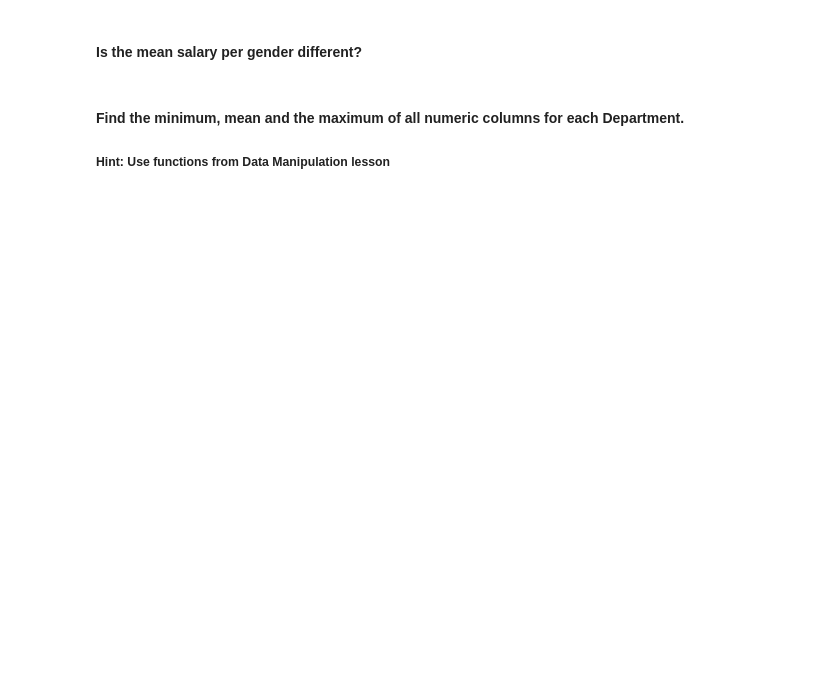
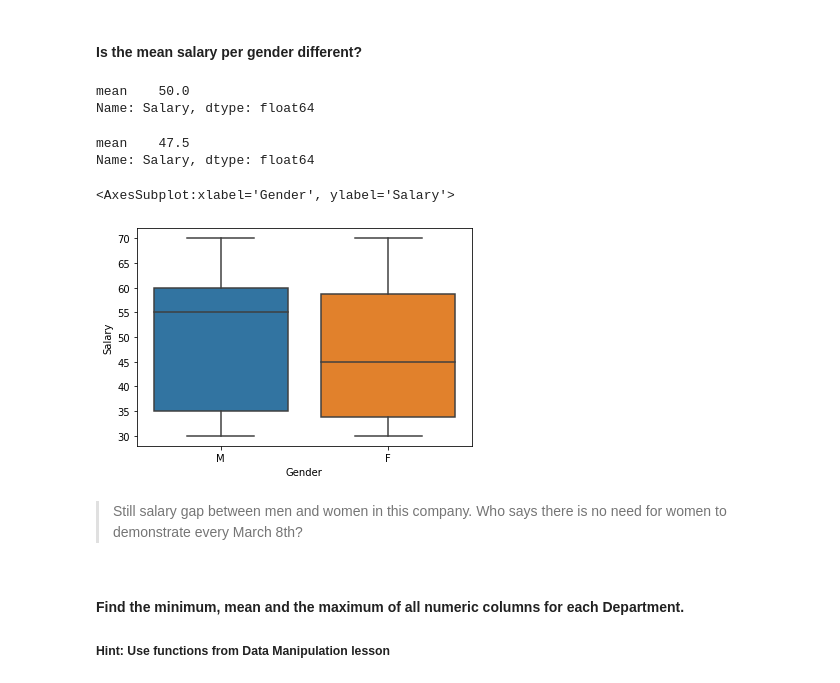
Before and after one commit to ironhack-bcn-data-june-2020/22-lab-subsetting-and-descriptive-stats, a Jupyter notebook: your-code/main.ipynb, the cells around one changed output. Saved outputs shown, nothing was run; the diff lists cells and outputs as text; code cells hidden in the pictures; blank space fills up the shorter version.

Commit message:
challenge 2 no quartiles boxplot

```diff
--- a/your-code/main.ipynb
+++ b/your-code/main.ipynb
@@ -195,3 +291,20 @@ Hint : There are 3 ways to do it. Do it all ways.
+# %%
+employee[employee.Gender == 'M'].Salary.agg(['mean'])
+# %% [output]
+mean    50.0
+Name: Salary, dtype: float64
+# %%
+employee[employee.Gender == 'F'].Salary.agg(['mean'])
+# %% [output]
+mean    47.5
+Name: Salary, dtype: float64
+# %%
+sns.boxplot(x = 'Gender', y= 'Salary', data = employee)
+# %% [output]
+<AxesSubplot:xlabel='Gender', ylabel='Salary'>
+[figure, added]
+# %% [markdown]
+> Still salary gap between men and women in this company. Who says there is no need for women to demonstrate every March 8th?
 # %% [markdown]
 #### Find the minimum, mean and the maximum of all numeric columns for each Department.
 
```
Also changed, not shown: parts of 57 cells of this notebook.
